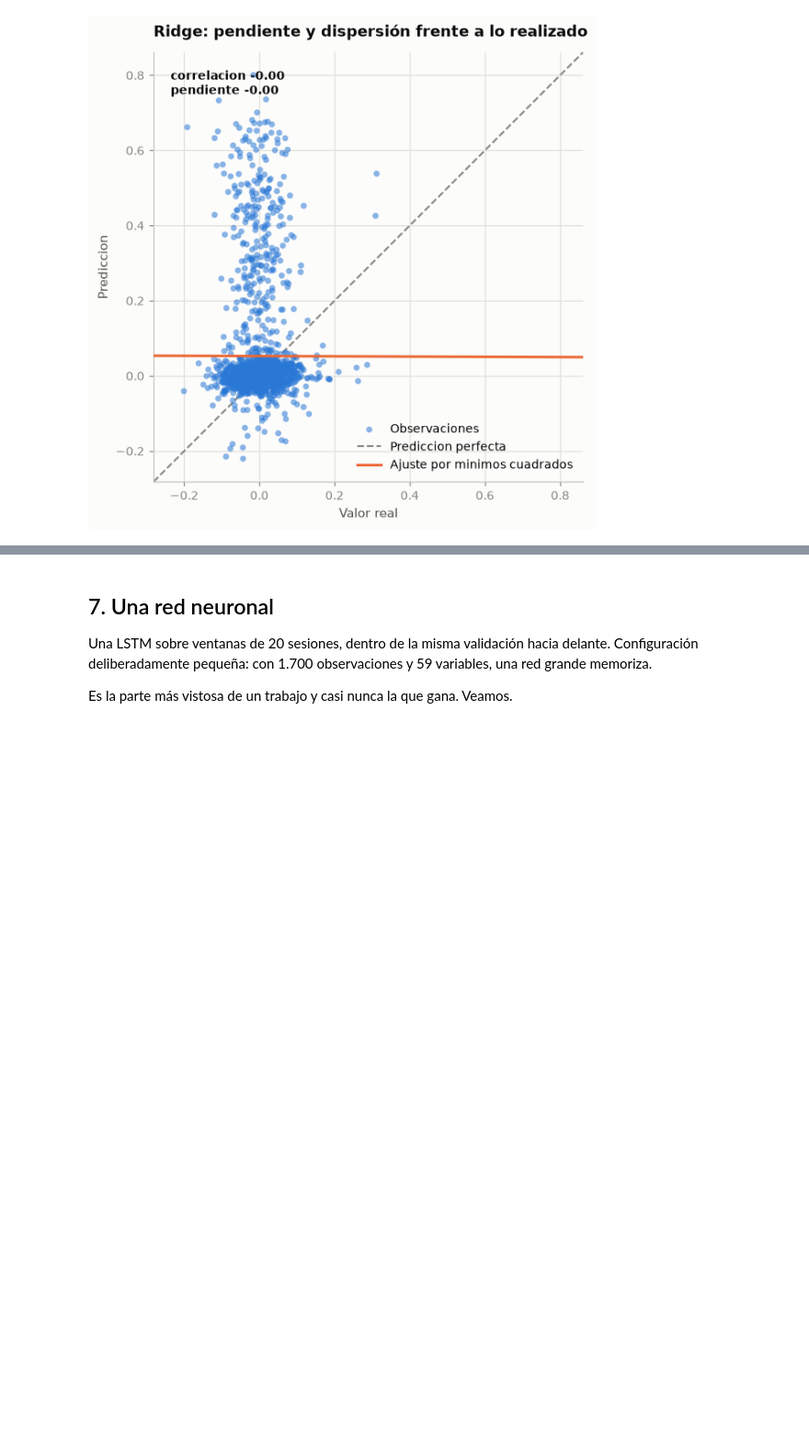
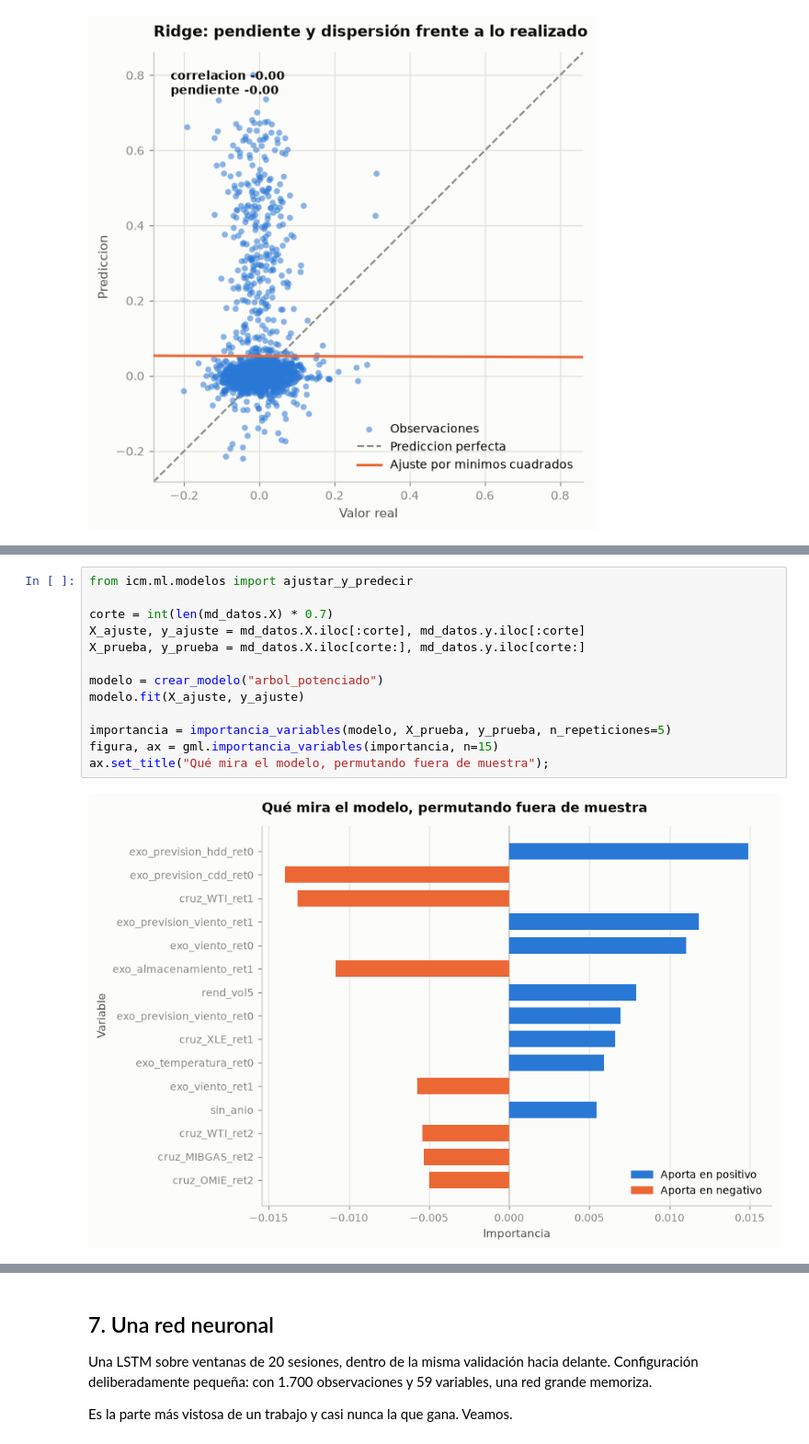
Before and after one commit to ERE26/ICM, a Jupyter notebook: notebooks/03_trading_energia_ml.ipynb, the cells around one changed output, grey strips where cells are left out. Shown at 92% size. Drawn from its saved outputs; the diff is of its cells as text; blank space fills up the shorter version.

```diff
--- a/notebooks/03_trading_energia_ml.ipynb
+++ b/notebooks/03_trading_energia_ml.ipynb
@@ -331,0 +339,15 @@ ax.set_title("Qué mira el modelo");
+# %%
+from icm.ml.modelos import ajustar_y_predecir
+
+corte = int(len(md_datos.X) * 0.7)
+X_ajuste, y_ajuste = md_datos.X.iloc[:corte], md_datos.y.iloc[:corte]
+X_prueba, y_prueba = md_datos.X.iloc[corte:], md_datos.y.iloc[corte:]
+
+modelo = crear_modelo("arbol_potenciado")
+modelo.fit(X_ajuste, y_ajuste)
+
+importancia = importancia_variables(modelo, X_prueba, y_prueba, n_repeticiones=5)
+figura, ax = gml.importancia_variables(importancia, n=15)
+ax.set_title("Qué mira el modelo, permutando fuera de muestra");
+# %% [output]
+[figure, added]
```
Also changed, not shown: parts of 9 cells of this notebook.
